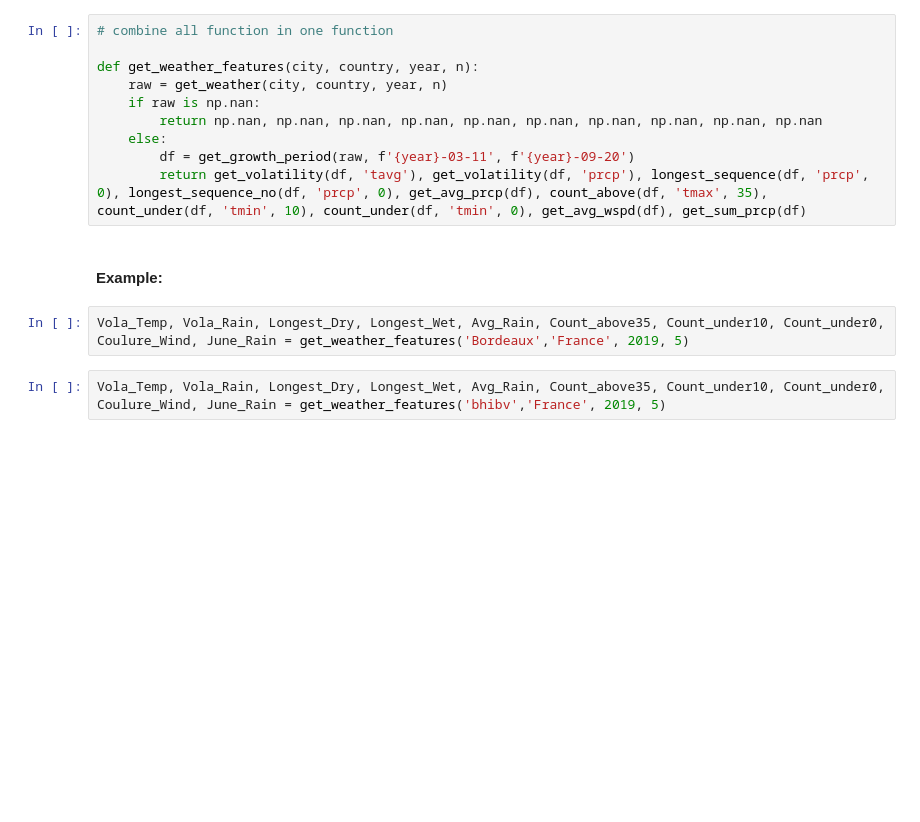
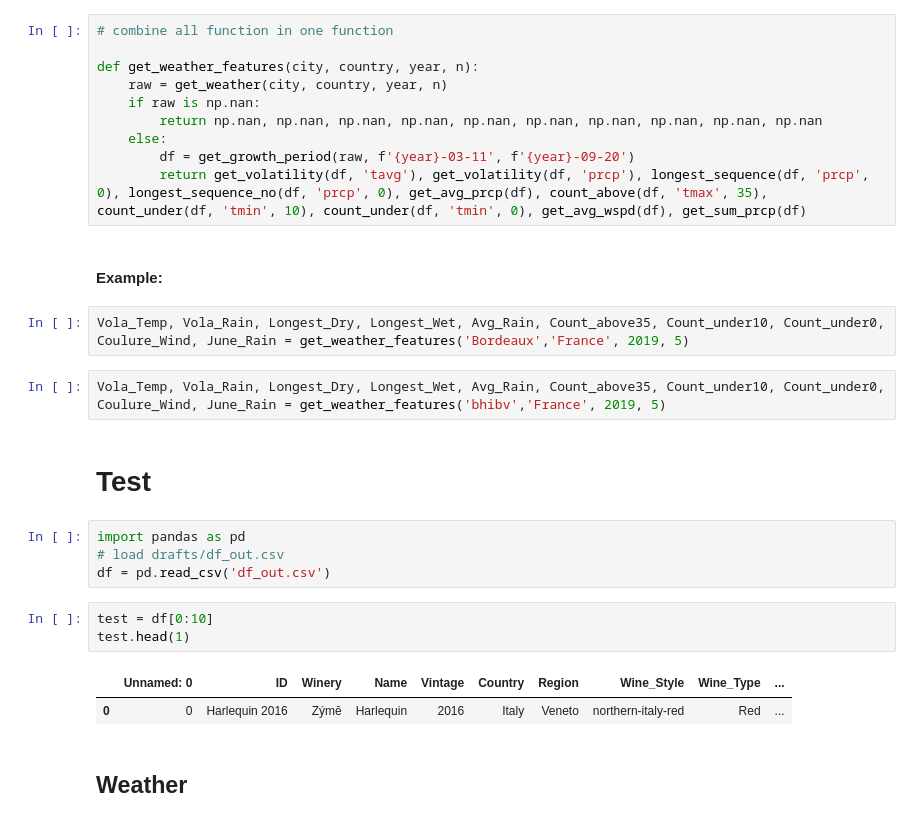
Before and after one commit to trashpanda-ai/In-Vino-Veritas, a Jupyter notebook: drafts/enrichment.ipynb, the cells around one changed output. Cells and saved outputs as stored; diff of their text form; blank space fills up the shorter version.

```diff
--- a/drafts/enrichment.ipynb
+++ b/drafts/enrichment.ipynb
@@ -292,3 +334,17 @@ def get_weather_features(city, country, year, n):
 Vola_Temp, Vola_Rain, Longest_Dry, Longest_Wet, Avg_Rain, Count_above35, Count_under10, Count_under0, Coulure_Wind, June_Rain = get_weather_features('Bordeaux','France', 2019, 5)
 # %%
 Vola_Temp, Vola_Rain, Longest_Dry, Longest_Wet, Avg_Rain, Count_above35, Count_under10, Count_under0, Coulure_Wind, June_Rain = get_weather_features('bhibv','France', 2019, 5)
+# %% [markdown]
+# Test
+# %%
+import pandas as pd
+# load drafts/df_out.csv
+df = pd.read_csv('df_out.csv')
+# %%
+test = df[0:10]
+test.head(1)
+# %% [output]
+|  | Unnamed: 0 | ID | Winery | Name | Vintage | Country | Region | Wine_Style | Wine_Type | ... |
+| 0 | 0 | Harlequin 2016 | Zýmē | Harlequin | 2016 | Italy | Veneto | northern-italy-red | Red | ... |
+# %% [markdown]
+## Weather
```
Also changed, not shown: parts of 14 cells of this notebook, 1 other file.
